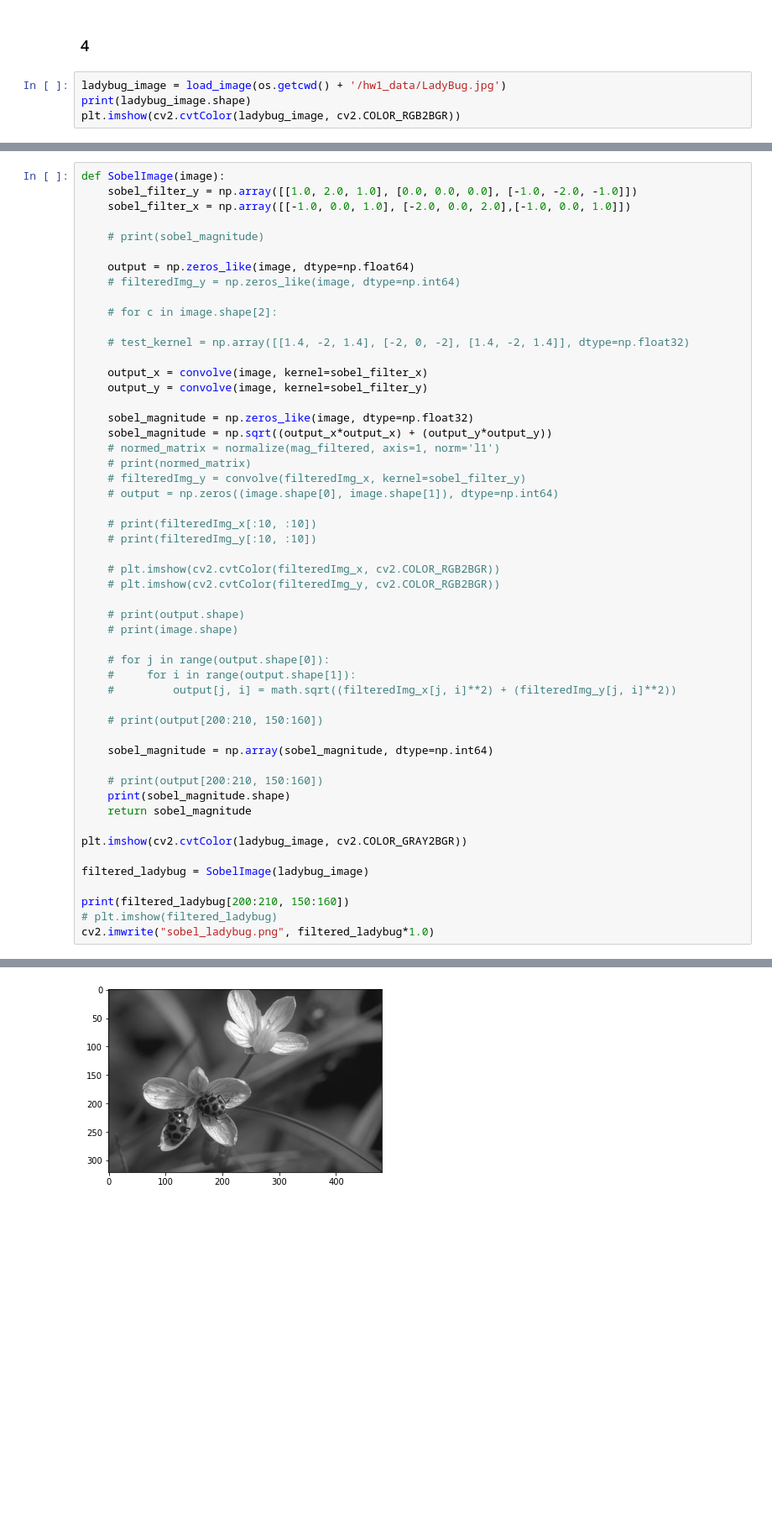
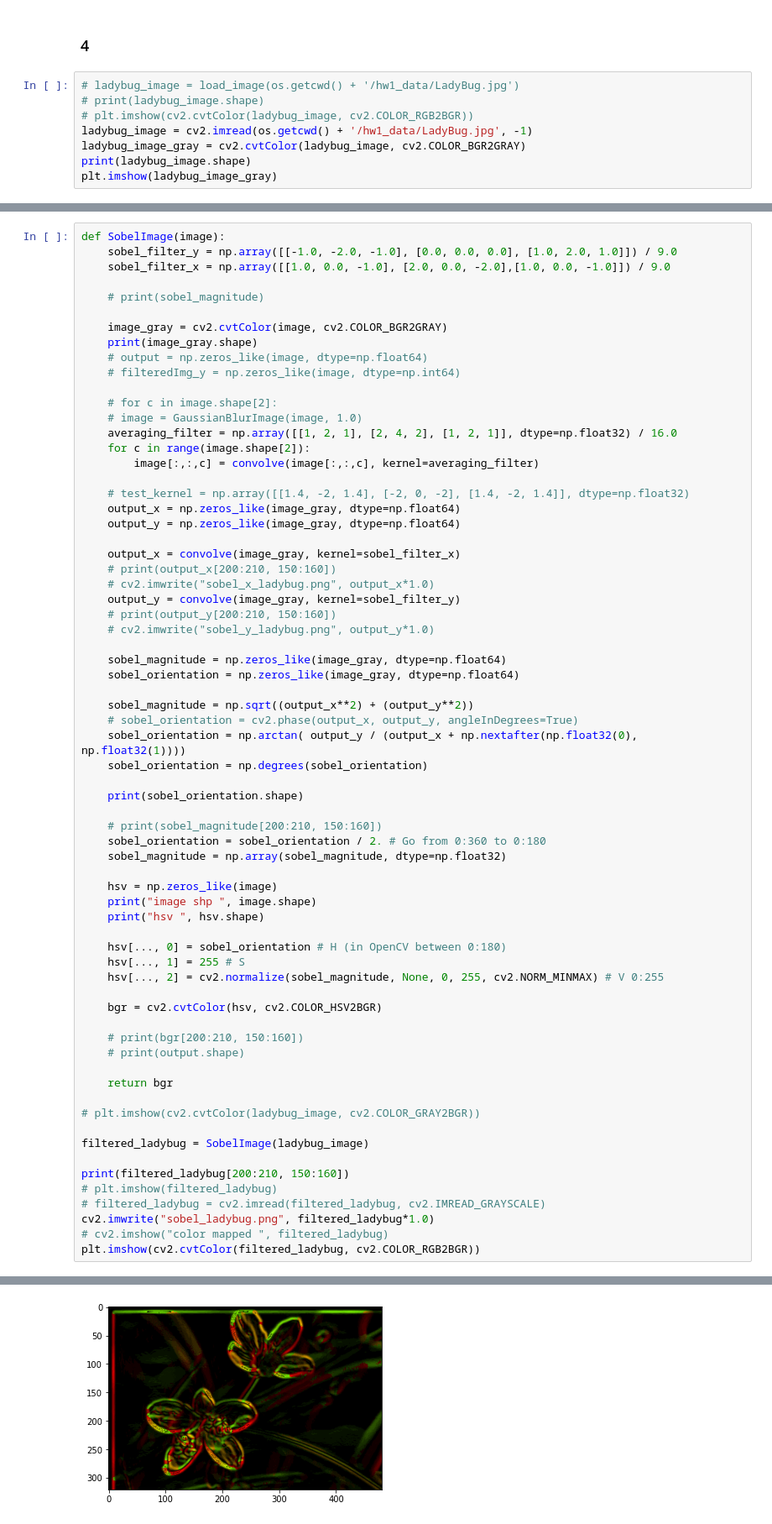
Before and after one commit to XiaoBaoBao719/Computer_Vision_Projects, a Jupyter notebook: Assignment_1/Assignment_1.ipynb, the cells around one changed output, grey strips where cells are left out. Shown at 84% size. Drawn from its saved outputs; the diff is of its cells as text; blank space fills up the shorter version.

```diff
--- a/Assignment_1/Assignment_1.ipynb
+++ b/Assignment_1/Assignment_1.ipynb
@@ -623,7 +627,11 @@ Clipping input data to the valid range for imshow with RGB data ([0..1] for floa
 # %% [markdown]
 ### 4
 # %%
-ladybug_image = load_image(os.getcwd() + '/hw1_data/LadyBug.jpg')
+# ladybug_image = load_image(os.getcwd() + '/hw1_data/LadyBug.jpg')
+# print(ladybug_image.shape)
+# plt.imshow(cv2.cvtColor(ladybug_image, cv2.COLOR_RGB2BGR))
+ladybug_image = cv2.imread(os.getcwd() + '/hw1_data/LadyBug.jpg', -1)
+ladybug_image_gray = cv2.cvtColor(ladybug_image, cv2.COLOR_BGR2GRAY)
 print(ladybug_image.shape)
-plt.imshow(cv2.cvtColor(ladybug_image, cv2.COLOR_RGB2BGR))
+plt.imshow(ladybug_image_gray)
 # %% [output]
@@ -641,54 +649,70 @@ image matrix size:  (321, 481)
 # %%
 def SobelImage(image):
-    sobel_filter_y = np.array([[1.0, 2.0, 1.0], [0.0, 0.0, 0.0], [-1.0, -2.0, -1.0]])
-    sobel_filter_x = np.array([[-1.0, 0.0, 1.0], [-2.0, 0.0, 2.0],[-1.0, 0.0, 1.0]])
+    sobel_filter_y = np.array([[-1.0, -2.0, -1.0], [0.0, 0.0, 0.0], [1.0, 2.0, 1.0]]) / 9.0
+    sobel_filter_x = np.array([[1.0, 0.0, -1.0], [2.0, 0.0, -2.0],[1.0, 0.0, -1.0]]) / 9.0
 
     # print(sobel_magnitude)
 
-    output = np.zeros_like(image, dtype=np.float64)
+    image_gray = cv2.cvtColor(image, cv2.COLOR_BGR2GRAY)
+    print(image_gray.shape)
+    # output = np.zeros_like(image, dtype=np.float64)
     # filteredImg_y = np.zeros_like(image, dtype=np.int64)
 
     # for c in image.shape[2]:
+    # image = GaussianBlurImage(image, 1.0)
+    averaging_filter = np.array([[1, 2, 1], [2, 4, 2], [1, 2, 1]], dtype=np.float32) / 16.0
+    for c in range(image.shape[2]):
+        image[:,:,c] = convolve(image[:,:,c], kernel=averaging_filter)
 
     # test_kernel = np.array([[1.4, -2, 1.4], [-2, 0, -2], [1.4, -2, 1.4]], dtype=np.float32)
+    output_x = np.zeros_like(image_gray, dtype=np.float64)
+    output_y = np.zeros_like(image_gray, dtype=np.float64)
 
-    output_x = convolve(image, kernel=sobel_filter_x)
-    output_y = convolve(image, kernel=sobel_filter_y)
+    output_x = convolve(image_gray, kernel=sobel_filter_x)
+    # print(output_x[200:210, 150:160])
+    # cv2.imwrite("sobel_x_ladybug.png", output_x*1.0)
+    output_y = convolve(image_gray, kernel=sobel_filter_y)
+    # print(output_y[200:210, 150:160])
+    # cv2.imwrite("sobel_y_ladybug.png", output_y*1.0)
 
-    sobel_magnitude = np.zeros_like(image, dtype=np.float32)
-    sobel_magnitude = np.sqrt((output_x*output_x) + (output_y*output_y))
-    # normed_matrix = normalize(mag_filtered, axis=1, norm='l1')
-    # print(normed_matrix)
-    # filteredImg_y = convolve(filteredImg_x, kernel=sobel_filter_y)
-    # output = np.zeros((image.shape[0], image.shape[1]), dtype=np.int64)
+    sobel_magnitude = np.zeros_like(image_gray, dtype=np.float64)
+    sobel_orientation = np.zeros_like(image_gray, dtype=np.float64)
 
-    # print(filteredImg_x[:10, :10])
-    # print(filteredImg_y[:10, :10])
+    sobel_magnitude = np.sqrt((output_x**2) + (output_y**2))
+    # sobel_orientation = cv2.phase(output_x, output_y, angleInDegrees=True)
+    sobel_orientation = np.arctan( output_y / (output_x + np.nextafter(np.float32(0), np.float32(1))))
+    sobel_orientation = np.degrees(sobel_orientation)
 
-    # plt.imshow(cv2.cvtColor(filteredImg_x, cv2.COLOR_RGB2BGR))
-    # plt.imshow(cv2.cvtColor(filteredImg_y, cv2.COLOR_RGB2BGR))
+    print(sobel_orientation.shape)
 
+    # print(sobel_magnitude[200:210, 150:160])
+    sobel_orientation = sobel_orientation / 2. # Go from 0:360 to 0:180
+    sobel_magnitude = np.array(sobel_magnitude, dtype=np.float32)
+
+    hsv = np.zeros_like(image)
+    print("image shp ", image.shape)
+    print("hsv ", hsv.shape)
+
+    hsv[..., 0] = sobel_orientation # H (in OpenCV between 0:180)
+    hsv[..., 1] = 255 # S
+    hsv[..., 2] = cv2.normalize(sobel_magnitude, None, 0, 255, cv2.NORM_MINMAX) # V 0:255
+
+    bgr = cv2.cvtColor(hsv, cv2.COLOR_HSV2BGR)
+
+    # print(bgr[200:210, 150:160])
     # print(output.shape)
-    # print(image.shape)
 
-    # for j in range(output.shape[0]):
-    #     for i in range(output.shape[1]):
-    #         output[j, i] = math.sqrt((filteredImg_x[j, i]**2) + (filteredImg_y[j, i]**2))
+    return bgr
 
-    # print(output[200:210, 150:160])
-
-    sobel_magnitude = np.array(sobel_magnitude, dtype=np.int64)
-
-    # print(output[200:210, 150:160])
-    print(sobel_magnitude.shape)
-    return sobel_magnitude
-
-plt.imshow(cv2.cvtColor(ladybug_image, cv2.COLOR_GRAY2BGR))
+# plt.imshow(cv2.cvtColor(ladybug_image, cv2.COLOR_GRAY2BGR))
 
 filtered_ladybug = SobelImage(ladybug_image)
 
 print(filtered_ladybug[200:210, 150:160])
 # plt.imshow(filtered_ladybug)
+# filtered_ladybug = cv2.imread(filtered_ladybug, cv2.IMREAD_GRAYSCALE)
 cv2.imwrite("sobel_ladybug.png", filtered_ladybug*1.0)
+# cv2.imshow("color mapped ", filtered_ladybug)
+plt.imshow(cv2.cvtColor(filtered_ladybug, cv2.COLOR_RGB2BGR))
 # %% [output]
 (321, 481)
@@ -706 +736 @@ True
-[figure, old version]
+[figure, new version]
```
Also changed, not shown: parts of 11 cells of this notebook, 9 other files.
